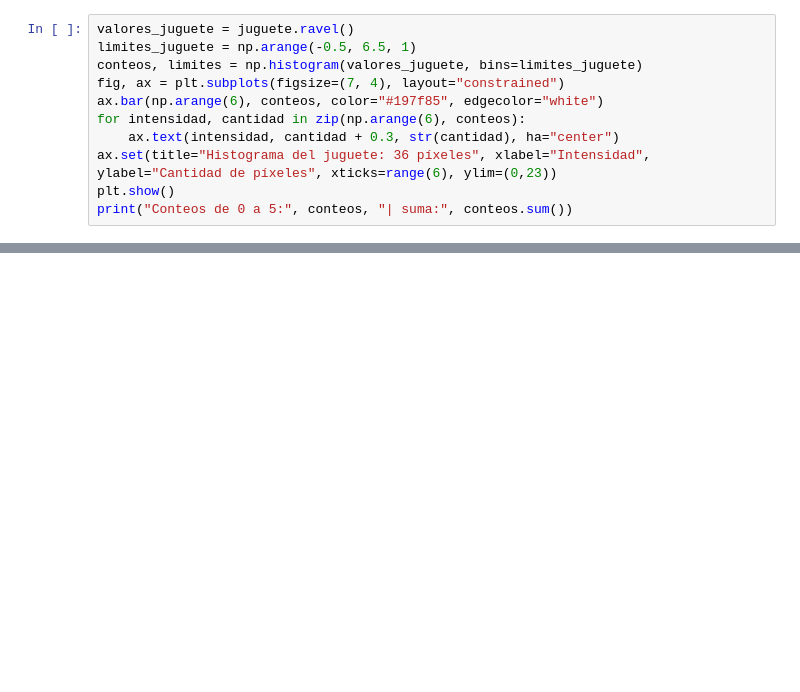
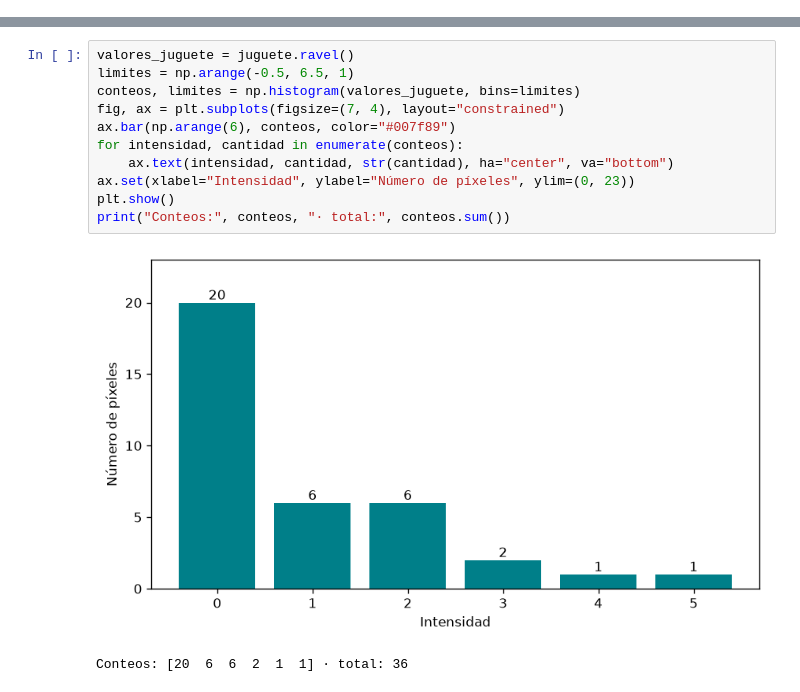
Before and after one commit to FisikMedik/taller-imagenes-medicas-python, a Jupyter notebook: Taller_imagenes_medicas.ipynb, the cells around one changed output, grey strips where cells are left out. Drawn from its saved outputs; the diff is of its cells as text; blank space fills up the shorter version.

```diff
--- a/Taller_imagenes_medicas.ipynb
+++ b/Taller_imagenes_medicas.ipynb
@@ -332,11 +0,0 @@ Un **histograma** cuenta cuántos valores caen en cada intervalo. El eje horizon
-# %%
-valores_juguete = juguete.ravel()
-limites_juguete = np.arange(-0.5, 6.5, 1)
-conteos, limites = np.histogram(valores_juguete, bins=limites_juguete)
-fig, ax = plt.subplots(figsize=(7, 4), layout="constrained")
-ax.bar(np.arange(6), conteos, color="#197f85", edgecolor="white")
-for intensidad, cantidad in zip(np.arange(6), conteos):
-    ax.text(intensidad, cantidad + 0.3, str(cantidad), ha="center")
-ax.set(title="Histograma del juguete: 36 píxeles", xlabel="Intensidad", ylabel="Cantidad de píxeles", xticks=range(6), ylim=(0,23))
-plt.show()
-print("Conteos de 0 a 5:", conteos, "| suma:", conteos.sum())
@@ -490,0 +214,14 @@ Imagina un mapa de altura: una curva de nivel une puntos con **la misma altura**
+# %%
+valores_juguete = juguete.ravel()
+limites = np.arange(-0.5, 6.5, 1)
+conteos, limites = np.histogram(valores_juguete, bins=limites)
+fig, ax = plt.subplots(figsize=(7, 4), layout="constrained")
+ax.bar(np.arange(6), conteos, color="#007f89")
+for intensidad, cantidad in enumerate(conteos):
+    ax.text(intensidad, cantidad, str(cantidad), ha="center", va="bottom")
+ax.set(xlabel="Intensidad", ylabel="Número de píxeles", ylim=(0, 23))
+plt.show()
+print("Conteos:", conteos, "· total:", conteos.sum())
+# %% [output]
+[figure, added]
+Conteos: [20  6  6  2  1  1] · total: 36
```
Also changed, not shown: parts of 117 cells of this notebook, 13 other files.
